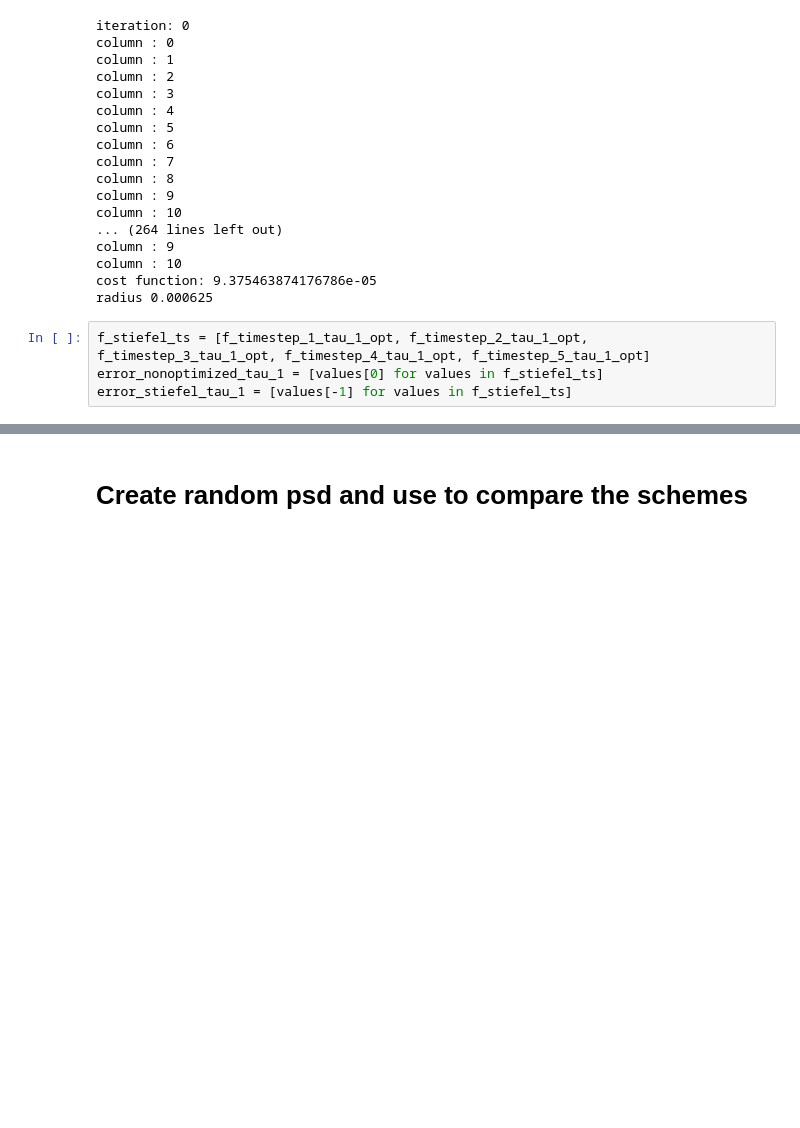
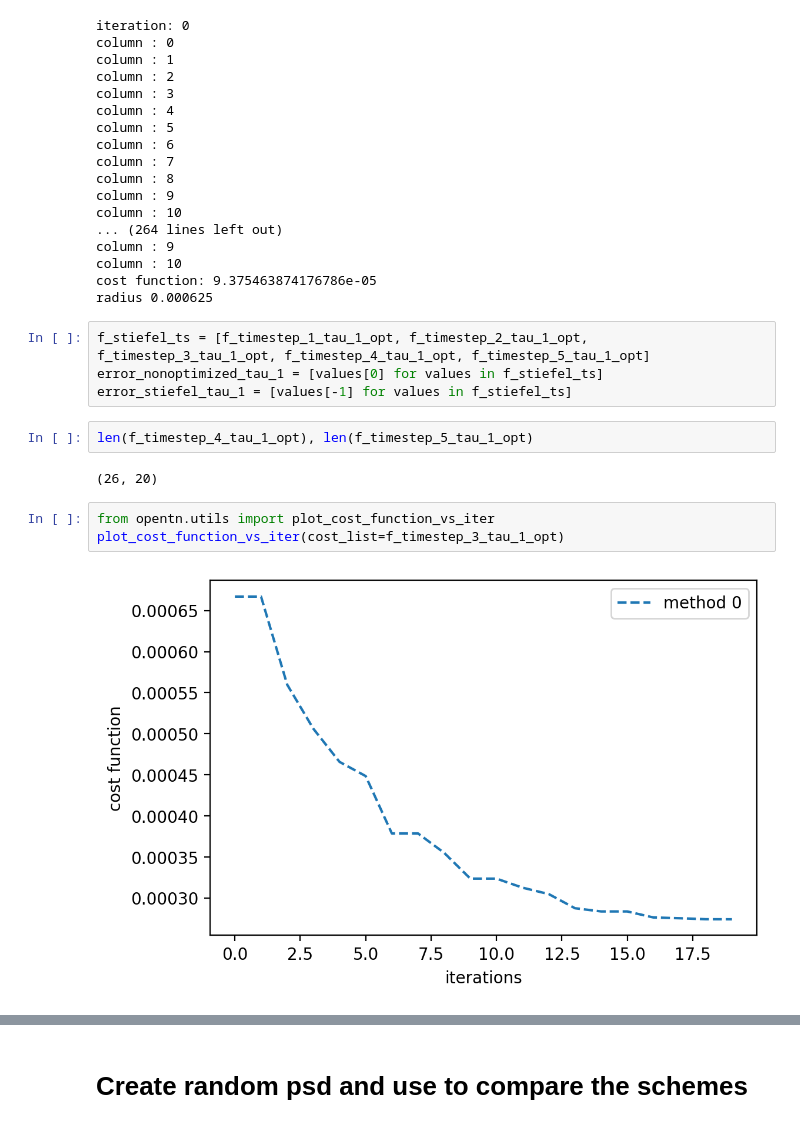
Before and after one commit to EmilianoG-byte/opentn, a Jupyter notebook: experiments/structure_preserving.ipynb, the cells around one changed output, grey strips where cells are left out. Saved outputs shown, nothing was run; the diff lists cells and outputs as text; blank space fills up the shorter version.

```diff
--- a/experiments/structure_preserving.ipynb
+++ b/experiments/structure_preserving.ipynb
@@ -303,6 +298,15 @@ radius 0.000625
 f_stiefel_ts = [f_timestep_1_tau_1_opt, f_timestep_2_tau_1_opt, f_timestep_3_tau_1_opt, f_timestep_4_tau_1_opt, f_timestep_5_tau_1_opt]
 error_nonoptimized_tau_1 = [values[0] for values in f_stiefel_ts]
 error_stiefel_tau_1 = [values[-1] for values in f_stiefel_ts]
+# %%
+len(f_timestep_4_tau_1_opt), len(f_timestep_5_tau_1_opt)
+# %% [output]
+(26, 20)
+# %%
+from opentn.utils import plot_cost_function_vs_iter
+plot_cost_function_vs_iter(cost_list=f_timestep_3_tau_1_opt)
+# %% [output]
+[figure, added]
 # %%
 number_timesteps_stiefel = [1,2,3,4,5]
 timesteps_stiefel = [tau/n for n in number_timesteps_stiefel]
```
Also changed, not shown: parts of 5 cells of this notebook, 9 other files.
